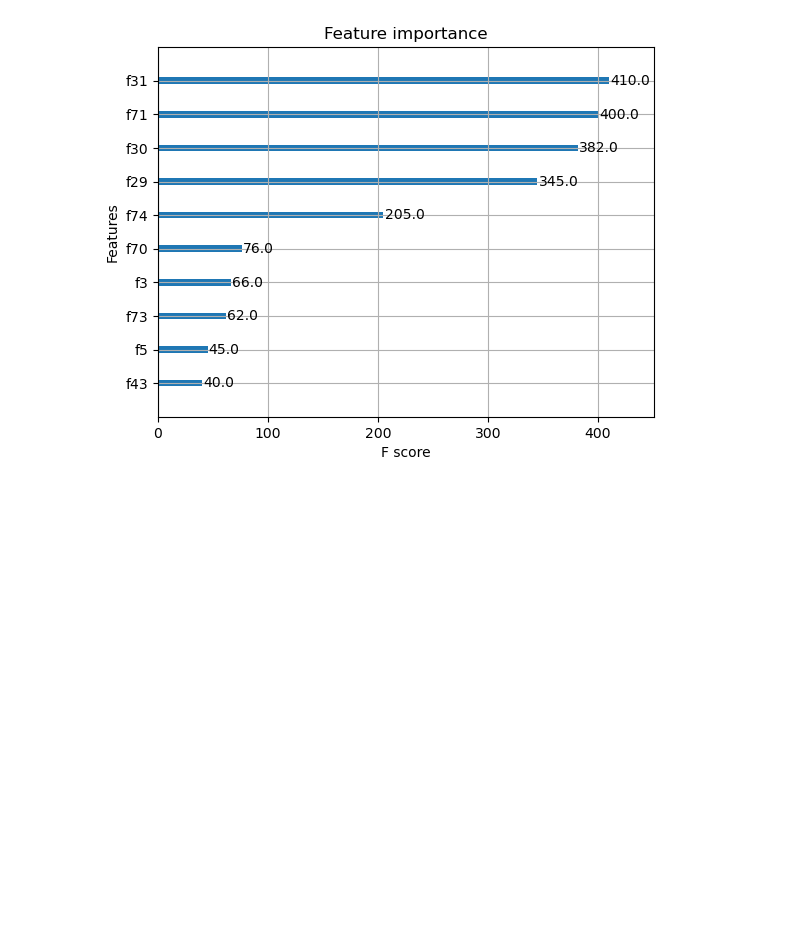
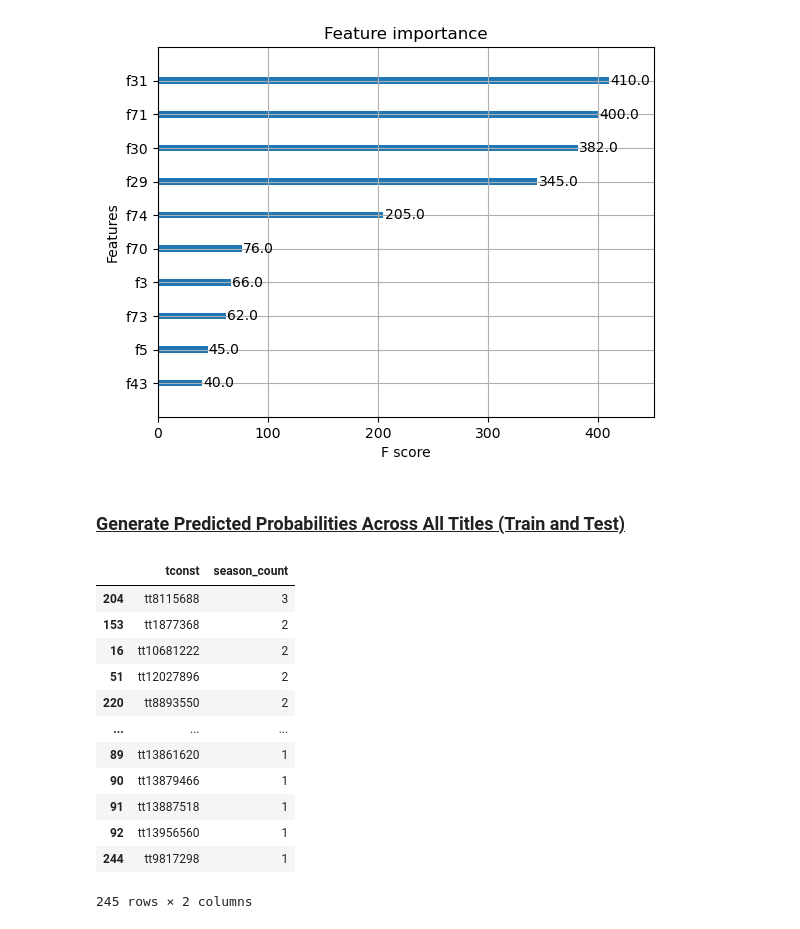
Before and after one commit to Joeyzect/Netflix_ALab_2022, a Jupyter notebook: notebooks/16-yen-tvshows-redux-modelling-final.ipynb, the cells around one changed output. Cells and saved outputs as stored; diff of their text form; code cells hidden in the pictures; blank space fills up the shorter version.

```diff
--- a/notebooks/16-yen-tvshows-redux-modelling-final.ipynb
+++ b/notebooks/16-yen-tvshows-redux-modelling-final.ipynb
@@ -1014,3 +1030,54 @@ plt.show()
 # %% [output]
 <Figure size 1000x1000 with 0 Axes>
 [figure]
+# %% [markdown]
+### <u>Generate Predicted Probabilities Across All Titles (Train and Test)<u>
+# %%
+# generate predicted probabilities for test set
+y_pred_proba = best_xgb_gs_ns_knn_drop.predict_proba(X_test.drop(['summary', 'averageRating', 'numVotes'], axis=1))[:,1]
+
+# # reconstruct the test set
+# get tv_shows
+tv_shows = df[df['is_tv_show'] == 1]
+
+# remove tv shows that have seasons > 24
+tv_shows = tv_shows[tv_shows['season'] < 24]
+tv_shows = tv_shows.sort_values(by='combined_title')
+tv_shows
+
+# train test split
+X_train_wTitles, X_test_wTitles, y_train_wTitles, y_test_wTitles = train_test_split(tv_shows.drop('is_top10', axis=1), tv_shows['is_top10'], test_size=0.2, random_state=42, stratify=tv_shows['is_top10'])
+X_test_wTitles
+
+# generate predicted probabilities for test set (drop 'combined_title', 'release_date', 'lower_title', 'is_tv_show', 'tconst', 'summary', 'averageRating', 'numVotes')
+y_pred_proba_wTitles = best_xgb_gs_ns_knn_drop.predict_proba(X_test_wTitles.drop(['combined_title', 'release_date', 'lower_title', 'is_tv_show', 'tconst', 'summary', 'averageRating', 'numVotes'], axis=1))[:,1]
+
+# append predicted probabilities to test set and create new dataframe called test_wTitles
+test_wTitles = X_test_wTitles.copy()
+test_wTitles['pred_proba'] = y_pred_proba_wTitles
+test_wTitles
+
+# group test_wTitles by tconst and count the number of seasons, keeping only the season column
+season_count_test_wTitles = test_wTitles.groupby('tconst').count()['season'].reset_index()
+
+# rename season column to season_count
+season_count_test_wTitles = season_count_test_wTitles.rename(columns={'season': 'season_count'})
+season_count_test_wTitles
+
+# sort season_count_test_wTitles by season_count
+season_count_test_wTitles = season_count_test_wTitles.sort_values(by='season_count', ascending=False)
+season_count_test_wTitles
+# %% [output]
+|  | tconst | season_count |
+| 204 | tt8115688 | 3 |
+| 153 | tt1877368 | 2 |
+| 16 | tt10681222 | 2 |
+| 51 | tt12027896 | 2 |
+| 220 | tt8893550 | 2 |
+| ... | ... | ... |
+| 89 | tt13861620 | 1 |
+| 90 | tt13879466 | 1 |
+| 91 | tt13887518 | 1 |
+| 92 | tt13956560 | 1 |
+| 244 | tt9817298 | 1 |
+245 rows × 2 columns
```
Also changed, not shown: parts of 7 cells of this notebook.
